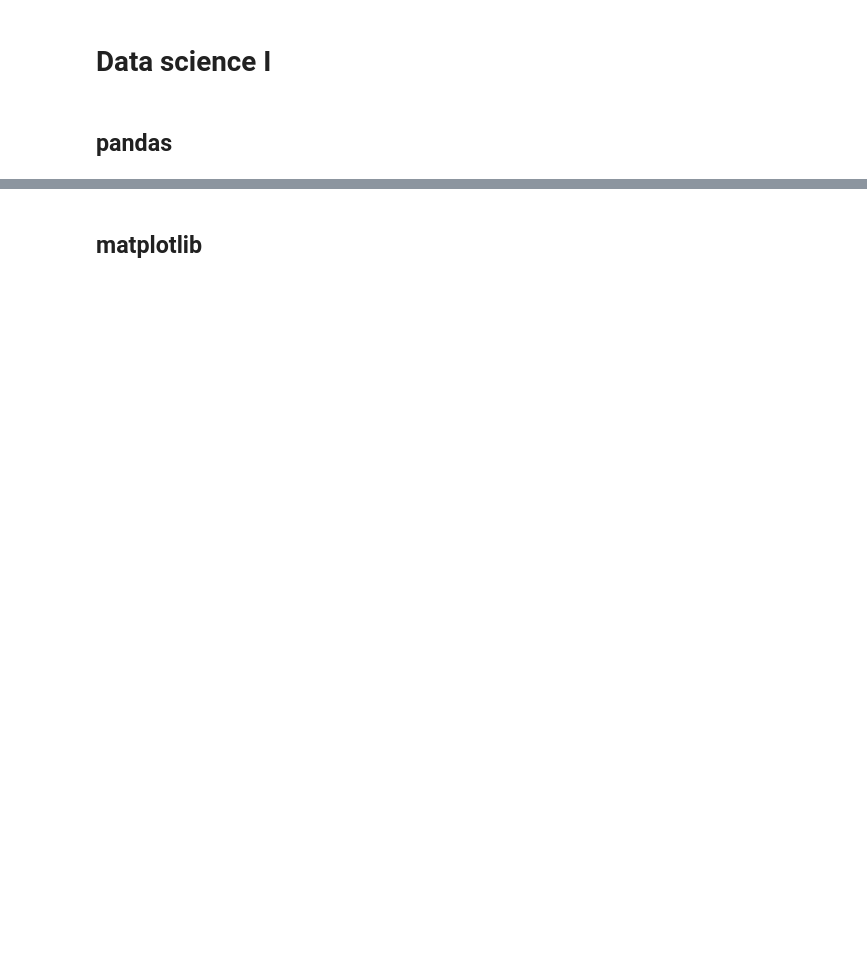
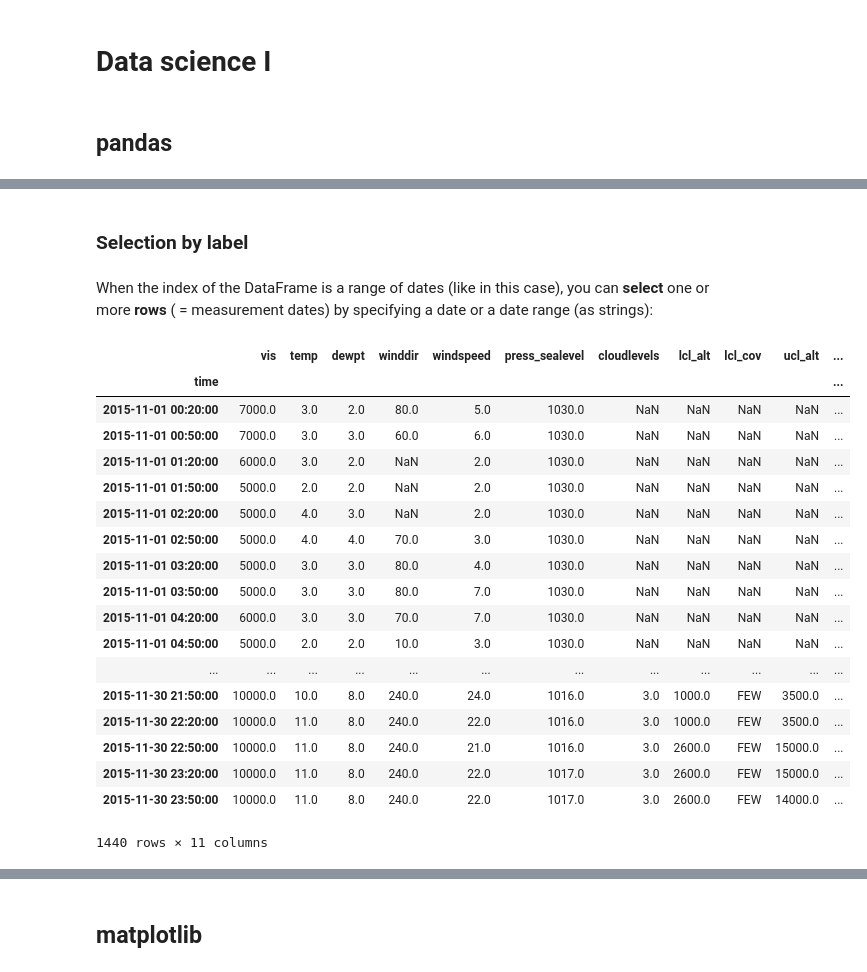
Before and after one commit to python-kurs/sommersemester_2019, a Jupyter notebook: content/units/S01E04.ipynb, the cells around one changed output, grey strips where cells are left out. Cells and saved outputs as stored; diff of their text form; code cells hidden in the pictures; blank space fills up the shorter version.

```diff
--- a/content/units/S01E04.ipynb
+++ b/content/units/S01E04.ipynb
@@ -32,0 +91,26 @@ tabelle.plot.scatter(x="windspeed",y="press_sealevel",figsize=(10,6),fontsize=12
+# %% [markdown]
+### Selection by label
+# %% [markdown]
+When the index of the DataFrame is a range of dates (like in this case), you can **select** one or more **rows** ( = measurement dates) by specifying a date or a date range (as strings):
+# %%
+tabelle.loc["2015-11"] # selects all rows where the date is in November 2015.
+# %% [output]
+|  | vis | temp | dewpt | winddir | windspeed | press_sealevel | cloudlevels | lcl_alt | lcl_cov | ucl_alt | ... |
+| time |  |  |  |  |  |  |  |  |  |  | ... |
+| 2015-11-01 00:20:00 | 7000.0 | 3.0 | 2.0 | 80.0 | 5.0 | 1030.0 | NaN | NaN | NaN | NaN | ... |
+| 2015-11-01 00:50:00 | 7000.0 | 3.0 | 3.0 | 60.0 | 6.0 | 1030.0 | NaN | NaN | NaN | NaN | ... |
+| 2015-11-01 01:20:00 | 6000.0 | 3.0 | 2.0 | NaN | 2.0 | 1030.0 | NaN | NaN | NaN | NaN | ... |
+| 2015-11-01 01:50:00 | 5000.0 | 2.0 | 2.0 | NaN | 2.0 | 1030.0 | NaN | NaN | NaN | NaN | ... |
+| 2015-11-01 02:20:00 | 5000.0 | 4.0 | 3.0 | NaN | 2.0 | 1030.0 | NaN | NaN | NaN | NaN | ... |
+| 2015-11-01 02:50:00 | 5000.0 | 4.0 | 4.0 | 70.0 | 3.0 | 1030.0 | NaN | NaN | NaN | NaN | ... |
+| 2015-11-01 03:20:00 | 5000.0 | 3.0 | 3.0 | 80.0 | 4.0 | 1030.0 | NaN | NaN | NaN | NaN | ... |
+| 2015-11-01 03:50:00 | 5000.0 | 3.0 | 3.0 | 80.0 | 7.0 | 1030.0 | NaN | NaN | NaN | NaN | ... |
+| 2015-11-01 04:20:00 | 6000.0 | 3.0 | 3.0 | 70.0 | 7.0 | 1030.0 | NaN | NaN | NaN | NaN | ... |
+| 2015-11-01 04:50:00 | 5000.0 | 2.0 | 2.0 | 10.0 | 3.0 | 1030.0 | NaN | NaN | NaN | NaN | ... |
+| ... | ... | ... | ... | ... | ... | ... | ... | ... | ... | ... | ... |
+| 2015-11-30 21:50:00 | 10000.0 | 10.0 | 8.0 | 240.0 | 24.0 | 1016.0 | 3.0 | 1000.0 | FEW | 3500.0 | ... |
+| 2015-11-30 22:20:00 | 10000.0 | 11.0 | 8.0 | 240.0 | 22.0 | 1016.0 | 3.0 | 1000.0 | FEW | 3500.0 | ... |
+| 2015-11-30 22:50:00 | 10000.0 | 11.0 | 8.0 | 240.0 | 21.0 | 1016.0 | 3.0 | 2600.0 | FEW | 15000.0 | ... |
+| 2015-11-30 23:20:00 | 10000.0 | 11.0 | 8.0 | 240.0 | 22.0 | 1017.0 | 3.0 | 2600.0 | FEW | 15000.0 | ... |
+| 2015-11-30 23:50:00 | 10000.0 | 11.0 | 8.0 | 240.0 | 22.0 | 1017.0 | 3.0 | 2600.0 | FEW | 14000.0 | ... |
+1440 rows × 11 columns
```
Also changed, not shown: parts of 44 cells of this notebook, 1 other file.
